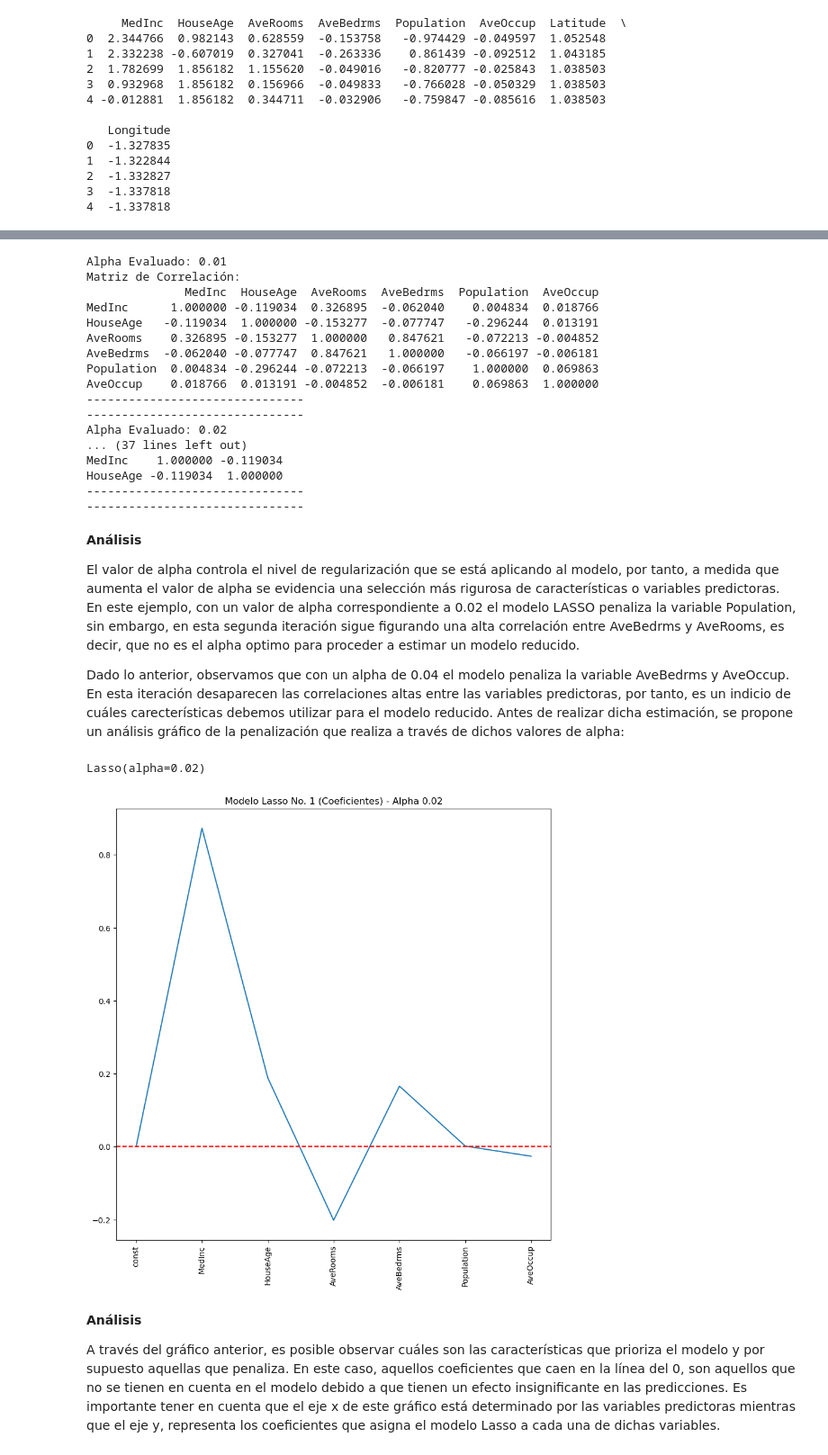
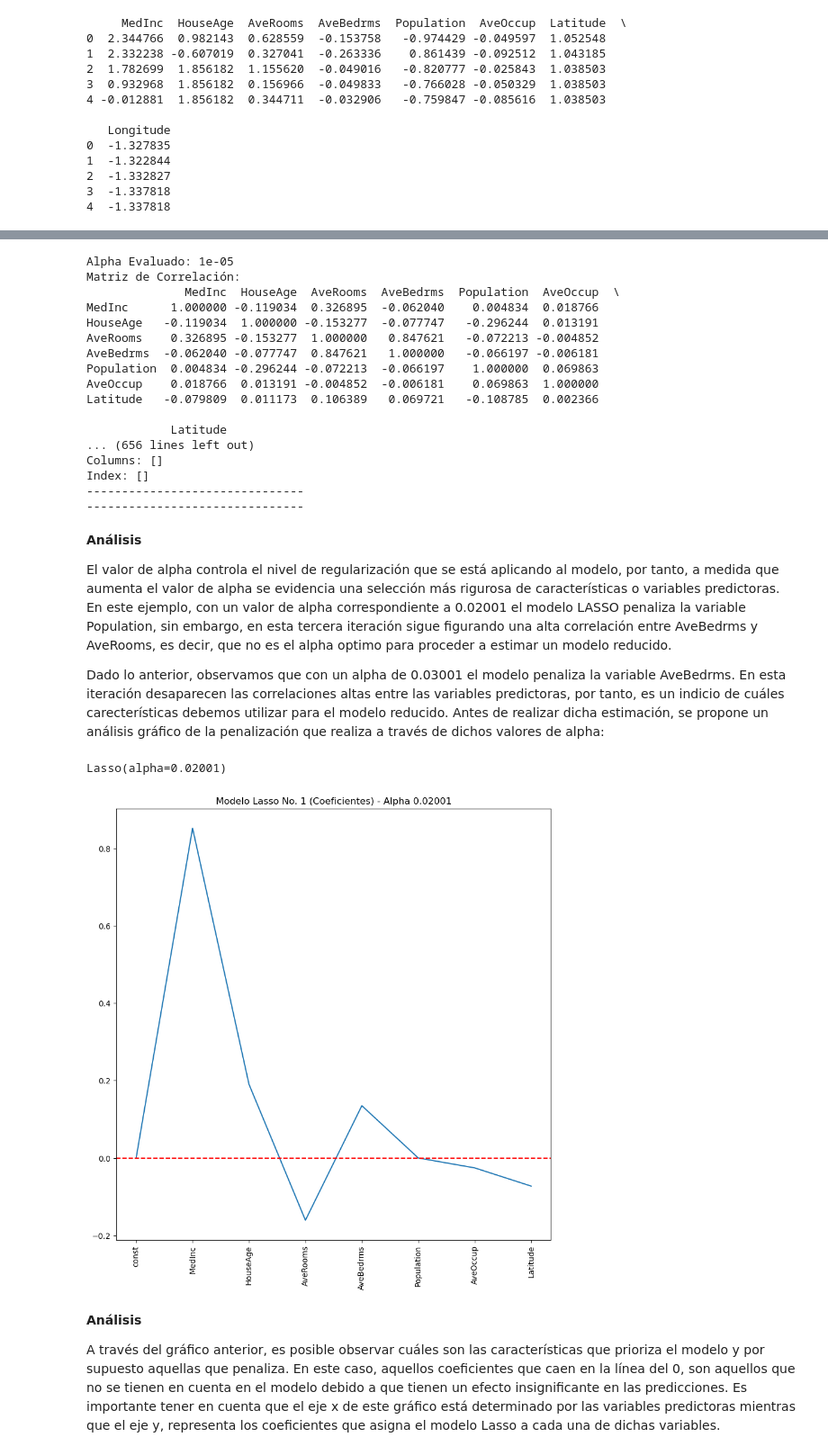
Before and after one commit to Daniel1martinez2/mcd-analisis-cuantitativo-evaluacion-1, a Jupyter notebook: punto3.ipynb, the cells around one changed output, grey strips where cells are left out. Shown at 90% size. Saved outputs shown, nothing was run; the diff lists cells and outputs as text; code cells hidden in the pictures.

```diff
--- a/punto3.ipynb
+++ b/punto3.ipynb
@@ -325,7 +325,7 @@ Por tanto, se tomará la decisión de no incluirlas en la primera estimación qu
 # %% [markdown]
 Teniendo en cuenta la información y el análisis correspondiente al EDA, se procede a estimar un modelo de regresión lineal utilizando Mínimos Cuadrados Ordinarios.
 # %%
-X = df_X.drop(["Longitude", "Latitude"], axis=1)
+X = df_X.drop(["Longitude"], axis=1)
 y = df_Y
 # %%
 #Se añade una columna de 1's para poder tener el término independiente
@@ -399,7 +399,7 @@ print(df_X_estandar.head())
 3  -1.337818
 4  -1.337818
 # %%
-X = df_X_estandar.drop(["Longitude", "Latitude"], axis=1)
+X = df_X_estandar.drop(["Longitude"], axis=1)
 y = df_Y
 # %%
 #Se añade una columna de 1's para poder tener el término independiente
@@ -448,7 +448,7 @@ threshold = 0.01
 Definimos la secuencia en la cual se va a iterar sobre alpha. Este valor
 determina el grado de penalización que realizará la regresión LASSO'''
 
-alphas = np.arange(0.01, 0.07, 0.01) #Valor inicial, valor final y tamaño del intervalo
+alphas = np.arange(0.00001, 1, 0.01) #Valor inicial, valor final y tamaño del intervalo
 
 '''Tercero:
 
@@ -484,48 +484,48 @@ for alpha, correlation_matrix in zip(alphas, matrices_correlacion):
     print("-------------------------------")
     print("-------------------------------")
 # %% [output]
-Alpha Evaluado: 0.01
+Alpha Evaluado: 1e-05
 Matriz de Correlación:
-              MedInc  HouseAge  AveRooms  AveBedrms  Population  AveOccup
+              MedInc  HouseAge  AveRooms  AveBedrms  Population  AveOccup  \
 MedInc      1.000000 -0.119034  0.326895  -0.062040    0.004834  0.018766
 HouseAge   -0.119034  1.000000 -0.153277  -0.077747   -0.296244  0.013191
 AveRooms    0.326895 -0.153277  1.000000   0.847621   -0.072213 -0.004852
 AveBedrms  -0.062040 -0.077747  0.847621   1.000000   -0.066197 -0.006181
 Population  0.004834 -0.296244 -0.072213  -0.066197    1.000000  0.069863
 AveOccup    0.018766  0.013191 -0.004852  -0.006181    0.069863  1.000000
+Latitude   -0.079809  0.011173  0.106389   0.069721   -0.108785  0.002366
+
+            Latitude
+... (656 lines left out)
+Columns: []
+Index: []
 -------------------------------
 -------------------------------
-Alpha Evaluado: 0.02
-... (37 lines left out)
-MedInc    1.000000 -0.119034
-HouseAge -0.119034  1.000000
--------------------------------
--------------------------------
 # %% [markdown]
 **Análisis**
 
-El valor de alpha controla el nivel de regularización que se está aplicando al modelo, por tanto, a medida que aumenta el valor de alpha se evidencia una selección más rigurosa de características o variables predictoras. En este ejemplo, con un valor de alpha correspondiente a 0.02 el modelo LASSO penaliza la variable Population, sin embargo, en esta segunda iteración sigue figurando una alta correlación entre AveBedrms y AveRooms, es decir, que no es el alpha optimo para proceder a estimar un modelo reducido.
+El valor de alpha controla el nivel de regularización que se está aplicando al modelo, por tanto, a medida que aumenta el valor de alpha se evidencia una selección más rigurosa de características o variables predictoras. En este ejemplo, con un valor de alpha correspondiente a 0.02001 el modelo LASSO penaliza la variable Population, sin embargo, en esta tercera iteración sigue figurando una alta correlación entre AveBedrms y AveRooms, es decir, que no es el alpha optimo para proceder a estimar un modelo reducido.
 
-Dado lo anterior, observamos que con un alpha de 0.04 el modelo penaliza la variable AveBedrms y AveOccup. En esta iteración desaparecen las correlaciones altas entre las variables predictoras, por tanto, es un indicio de cuáles carecterísticas debemos utilizar para el modelo reducido. Antes de realizar dicha estimación, se propone un análisis gráfico de la penalización que realiza a través de dichos valores de alpha:
+Dado lo anterior, observamos que con un alpha de 0.03001 el modelo penaliza la variable AveBedrms. En esta iteración desaparecen las correlaciones altas entre las variables predictoras, por tanto, es un indicio de cuáles carecterísticas debemos utilizar para el modelo reducido. Antes de realizar dicha estimación, se propone un análisis gráfico de la penalización que realiza a través de dichos valores de alpha:
 # %%
-# Modelo Lasso - Alpha 0.02
+# Modelo Lasso - Alpha 0.02001
 
-lasso_uno = Lasso(alpha=0.02)
+lasso_uno = Lasso(alpha=0.02001)
 
 lasso_uno.fit(X,y)
 # %% [output]
-Lasso(alpha=0.02)
+Lasso(alpha=0.02001)
 # %%
 #Gráficamente
 
 plt.figure(figsize=(10, 10))
 plt.plot(X.columns, lasso_uno.coef_)
 plt.axhline(y=0, color='red', linestyle='--') #Se plantea una línea roja en 0
 plt.xticks(rotation=90)
-plt.title("Modelo Lasso No. 1 (Coeficientes) - Alpha 0.02")
+plt.title("Modelo Lasso No. 1 (Coeficientes) - Alpha 0.02001")
 plt.show()
 # %% [output]
-[figure, old version]
+[figure, new version]
 # %% [markdown]
 **Análisis**
 
```
Also changed, not shown: parts of 33 cells of this notebook.
